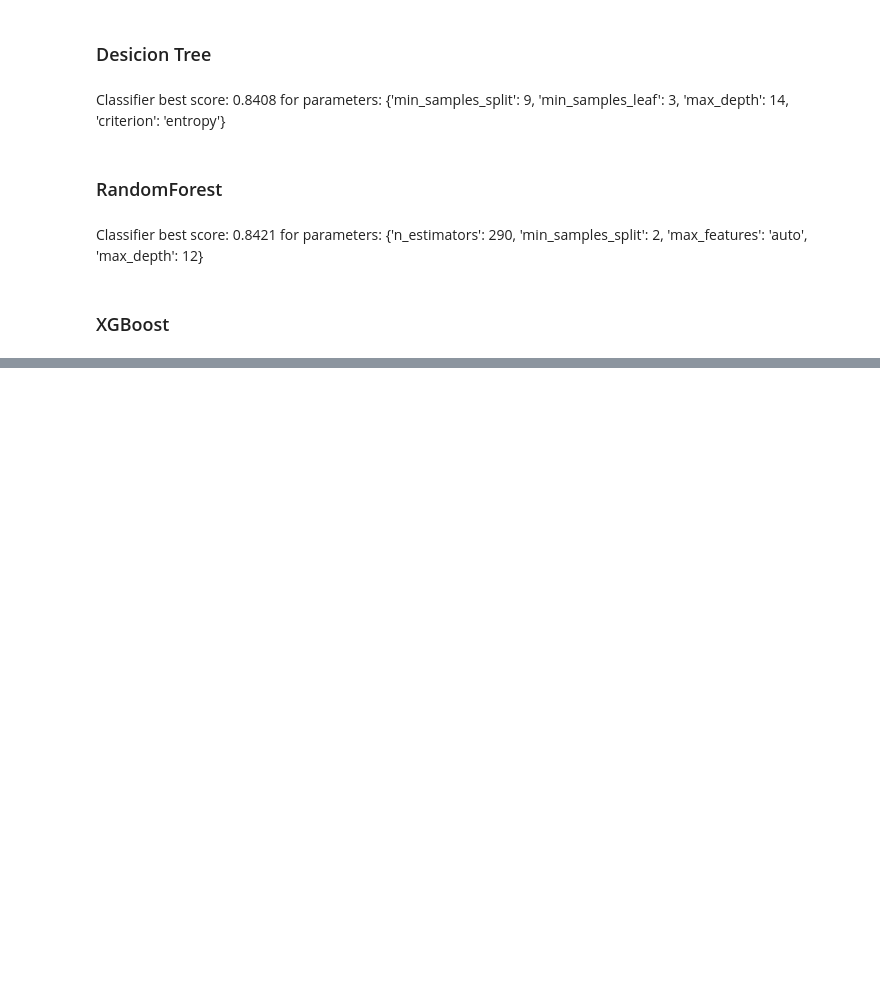
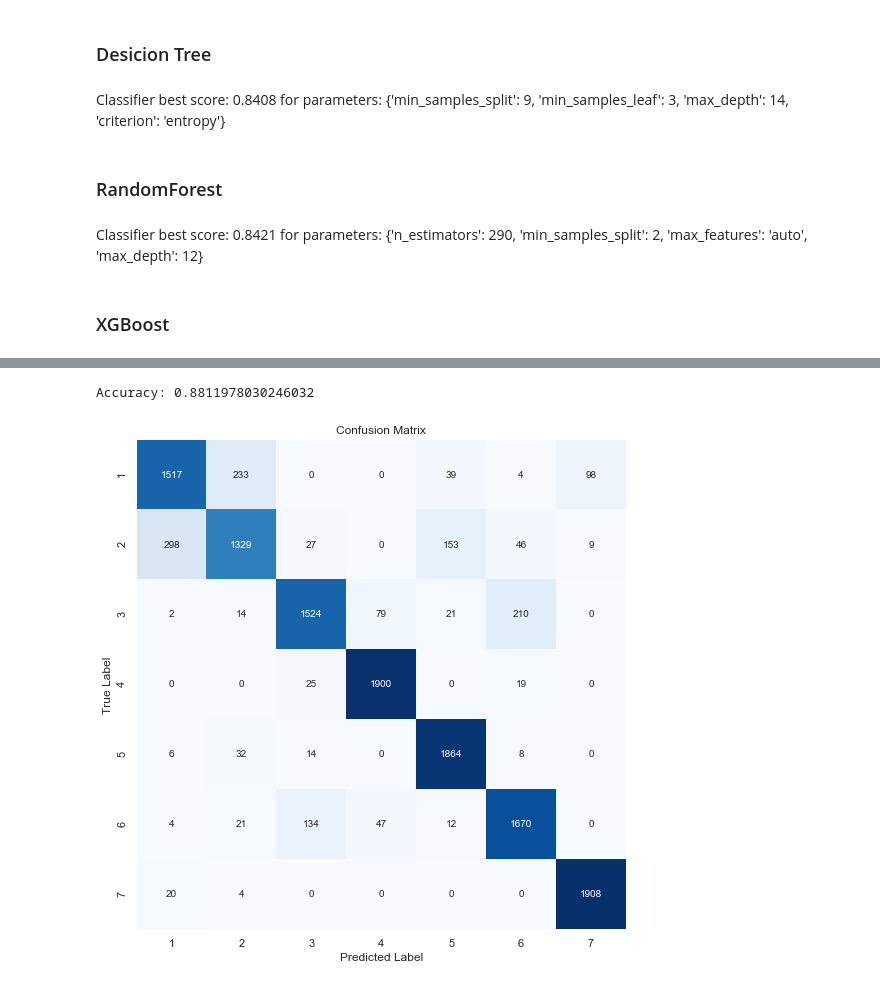
Before and after one commit to mskl/ist-mi-cdadosi7, a Jupyter notebook: project/joona_project_forestry.ipynb, the cells around one changed output, grey strips where cells are left out. Saved outputs shown, nothing was run; the diff lists cells and outputs as text; code cells hidden in the pictures; blank space fills up the shorter version.

```diff
--- a/project/joona_project_forestry.ipynb
+++ b/project/joona_project_forestry.ipynb
@@ -331,0 +427,21 @@ plt.show()
+# %%
+from sklearn.preprocessing import MinMaxScaler
+
+scaler = MinMaxScaler().fit(trnX)
+trnX = scaler.transform(trnX)
+# %%
+knn = KNeighborsClassifier(n_neighbors=3, metric='minkowski')
+knn.fit(trnX, trnY.ravel())
+
+# Apply scaler to test data
+tstX = scaler.transform(tstX)
+
+prdY = knn.predict(tstX)
+
+print('Accuracy:', accuracy_score(tstY, prdY))
+
+cnf_mtx = confusion_matrix(tstY, prdY)
+plot_cnf_mtx(cnf_mtx)
+# %% [output]
+Accuracy: 0.8811978030246032
+[figure, added]
```
Also changed, not shown: parts of 31 cells of this notebook, 1 other file.
